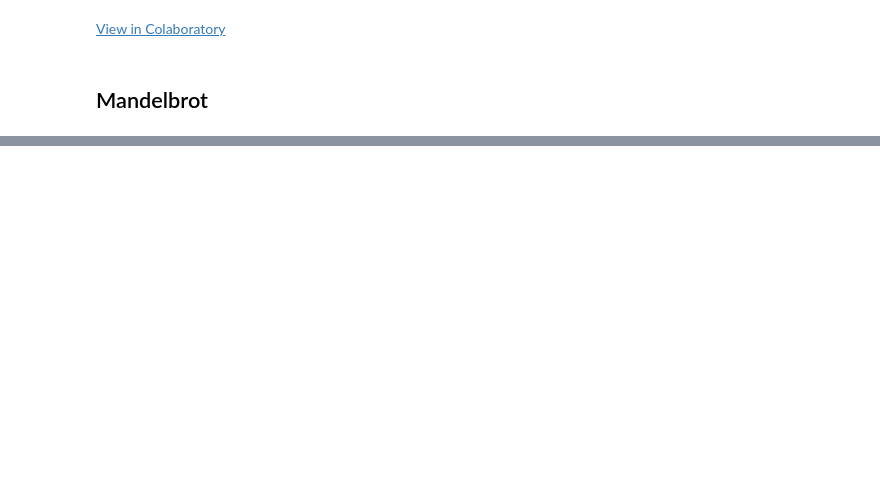
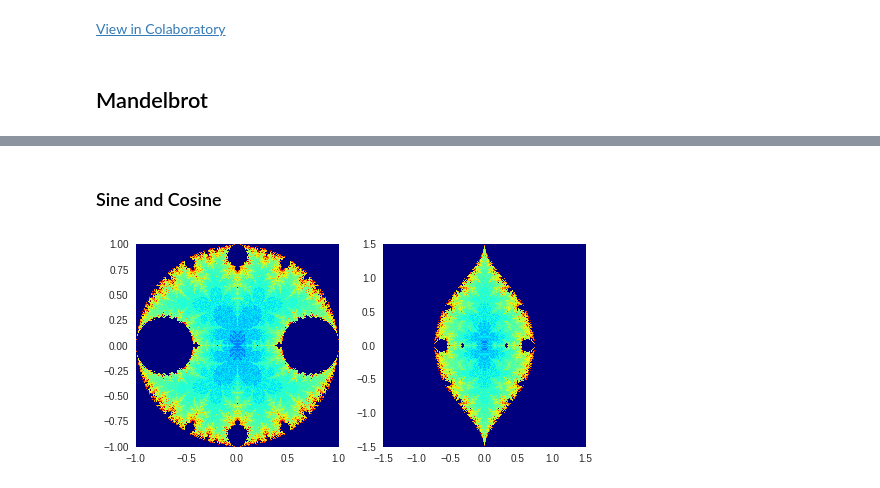
Before and after one commit to rdenadai/Image-Study-Notebooks, a Jupyter notebook: notebooks/madelbrot.ipynb, the cells around one changed output, grey strips where cells are left out. Drawn from its saved outputs; the diff is of its cells as text; code cells hidden in the pictures; blank space fills up the shorter version.

```diff
--- a/notebooks/madelbrot.ipynb
+++ b/notebooks/madelbrot.ipynb
@@ -53,0 +140,17 @@ plt.show()
+# %% [markdown]
+### Sine and Cosine
+# %%
+plt.figure(figsize=(7, 7))
+mbscs = mandelbrot(size=(-1, 1, -1, 1), dtype='sine')
+mbscc = mandelbrot(size=(-1.5, 1.5, -1.5, 1.5), dtype='cosine')
+
+plt.subplot(1, 2, 1)
+plt.imshow(mbscs, extent=[-1, 1, -1, 1], cmap='jet')
+plt.grid(False)
+plt.subplot(1, 2, 2)
+plt.imshow(mbscc, extent=[-1.5, 1.5, -1.5, 1.5], cmap='jet')
+plt.grid(False)
+plt.tight_layout()
+plt.show()
+# %% [output]
+[figure, added]
```
Also changed, not shown: parts of 16 cells of this notebook.
